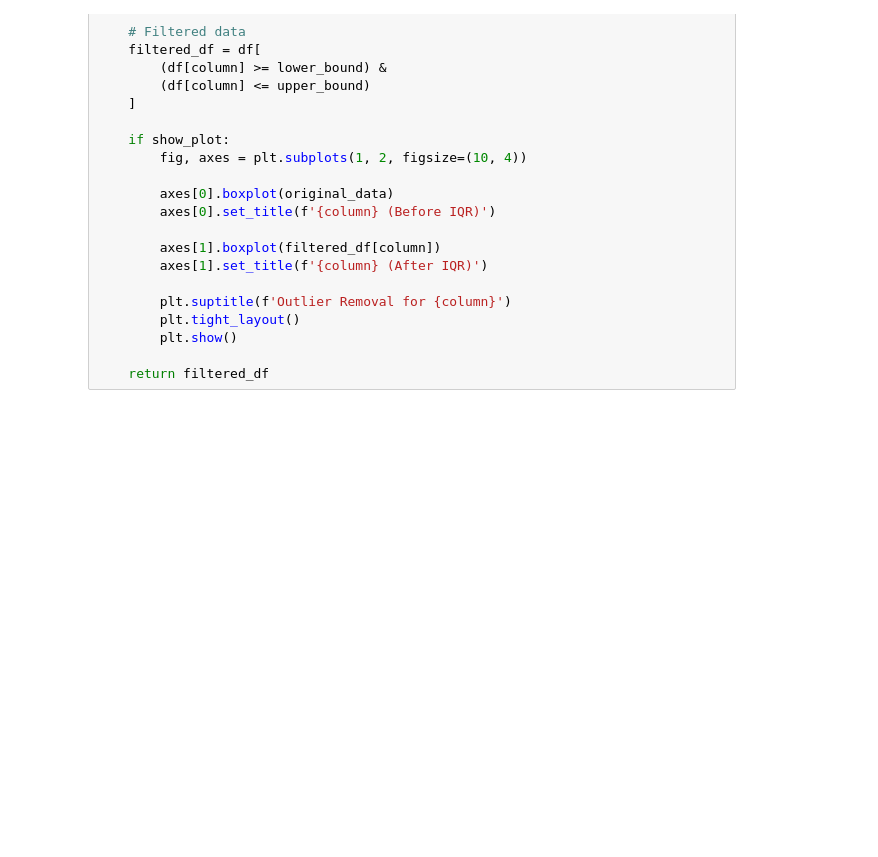
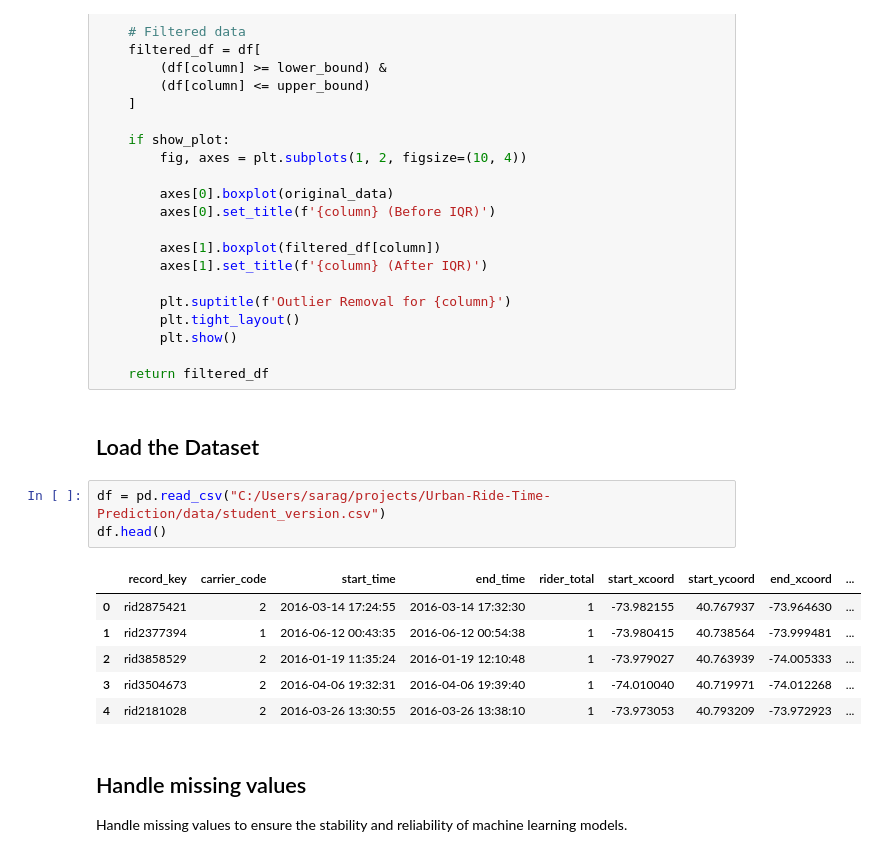
Before and after one commit to saraghafoury/Urban-Ride-Time-Prediction, a Jupyter notebook: notrbook/Data_Cleaning.ipynb, the cells around one changed output. Cells and saved outputs as stored; diff of their text form; blank space fills up the shorter version.

```diff
--- a/notrbook/Data_Cleaning.ipynb
+++ b/notrbook/Data_Cleaning.ipynb
@@ -45,3 +45,18 @@ def remove_outliers_iqr(df, column, show_plot=True):
         plt.show()
 
     return filtered_df
+# %% [markdown]
+## Load the Dataset
+# %%
+df = pd.read_csv("C:/Users/sarag/projects/Urban-Ride-Time-Prediction/data/student_version.csv")
+df.head()
+# %% [output]
+|  | record_key | carrier_code | start_time | end_time | rider_total | start_xcoord | start_ycoord | end_xcoord | ... |
+| 0 | rid2875421 | 2 | 2016-03-14 17:24:55 | 2016-03-14 17:32:30 | 1 | -73.982155 | 40.767937 | -73.964630 | ... |
+| 1 | rid2377394 | 1 | 2016-06-12 00:43:35 | 2016-06-12 00:54:38 | 1 | -73.980415 | 40.738564 | -73.999481 | ... |
+| 2 | rid3858529 | 2 | 2016-01-19 11:35:24 | 2016-01-19 12:10:48 | 1 | -73.979027 | 40.763939 | -74.005333 | ... |
+| 3 | rid3504673 | 2 | 2016-04-06 19:32:31 | 2016-04-06 19:39:40 | 1 | -74.010040 | 40.719971 | -74.012268 | ... |
+| 4 | rid2181028 | 2 | 2016-03-26 13:30:55 | 2016-03-26 13:38:10 | 1 | -73.973053 | 40.793209 | -73.972923 | ... |
+# %% [markdown]
+## Handle missing values
+Handle missing values to ensure the stability and reliability of machine learning models.
```
Also changed, not shown: parts of 8 cells of this notebook.
